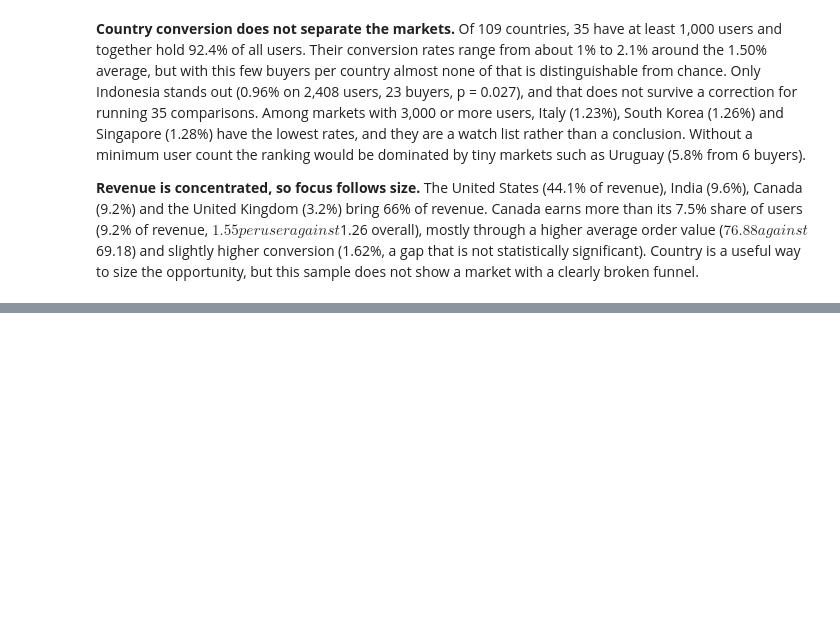
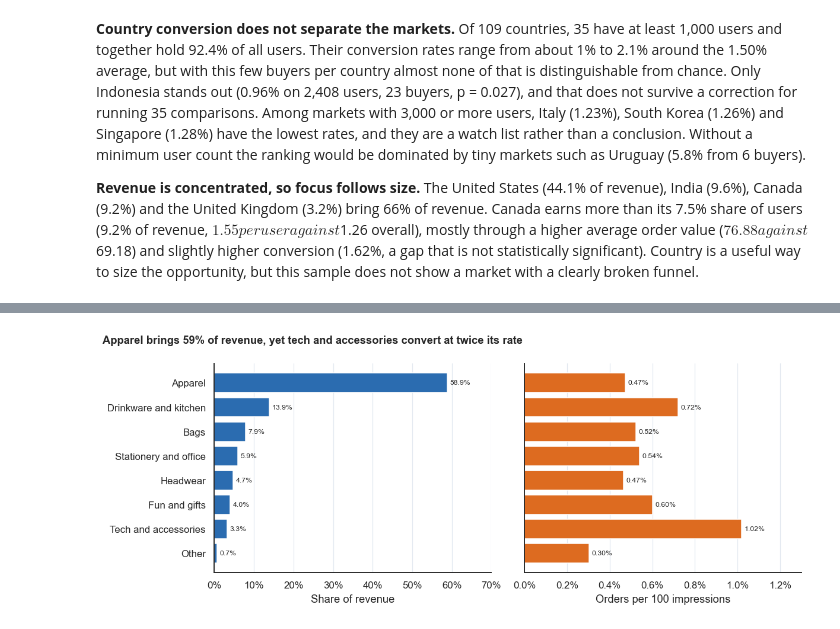
Before and after one commit to OmkarJayvantJadhav/Shop-Trail, a Jupyter notebook: notebooks/ShopTrail_Analysis.ipynb, the cells around one changed output, grey strips where cells are left out. Cells and saved outputs as stored; diff of their text form; code cells hidden in the pictures; blank space fills up the shorter version.

```diff
--- a/notebooks/ShopTrail_Analysis.ipynb
+++ b/notebooks/ShopTrail_Analysis.ipynb
@@ -542,0 +664,20 @@ plt.show()
+# %%
+g = groups[groups.product_group != "Gift cards"].sort_values("pct_of_revenue")
+fig, axes = plt.subplots(1, 2, figsize=(11, 4.4), sharey=True)
+axes[0].barh(g.product_group, g.pct_of_revenue, color=BLUE)
+axes[0].bar_label(axes[0].containers[0], fmt="%.1f%%", padding=3, fontsize=8)
+axes[0].xaxis.set_major_formatter(mtick.PercentFormatter(decimals=0))
+axes[0].set_xlabel("Share of revenue")
+axes[0].set_xlim(0, 70)
+light_grid(axes[0], "x")
+axes[1].barh(g.product_group, g.view_to_purchase_pct, color=ORANGE)
+axes[1].bar_label(axes[1].containers[0], fmt="%.2f%%", padding=3, fontsize=8)
+axes[1].xaxis.set_major_formatter(mtick.PercentFormatter(decimals=1))
+axes[1].set_xlabel("Orders per 100 impressions")
+axes[1].set_xlim(0, 1.3)
+light_grid(axes[1], "x")
+fig.suptitle("Apparel brings 59% of revenue, yet tech and accessories convert at twice its rate", x=0.01, ha="left", fontweight="bold", fontsize=12)
+plt.tight_layout()
+plt.show()
+# %% [output]
+[figure, added]
```
Also changed, not shown: parts of 11 cells of this notebook, 5 other files.
